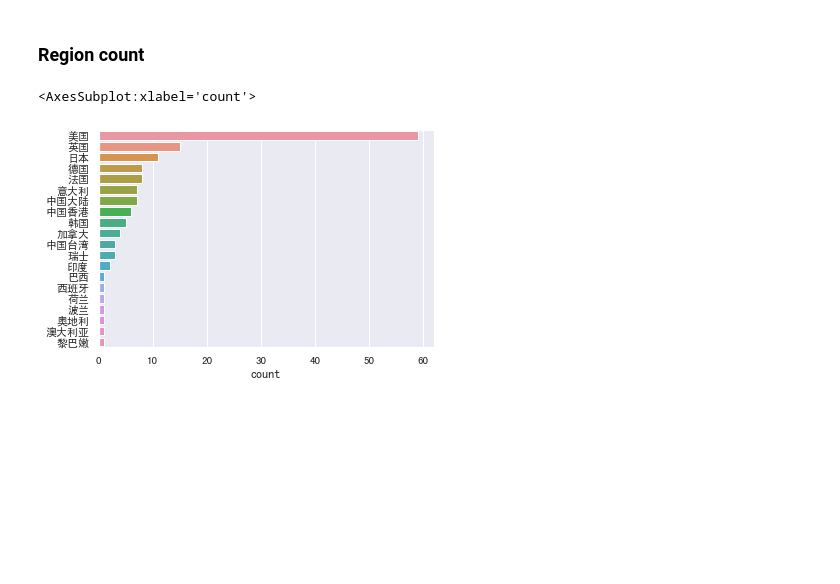
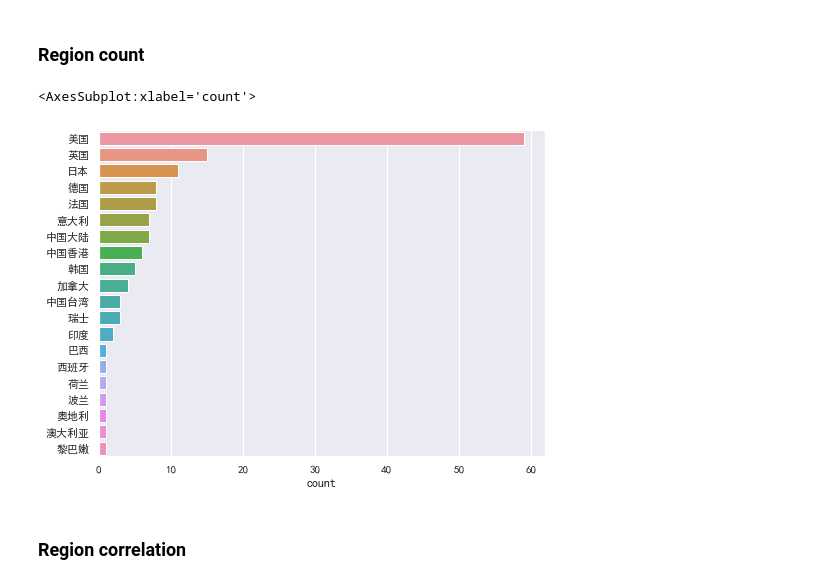
Before and after one commit to 4piu/Maoyan-Top-100, a Jupyter notebook: jupyter.ipynb, the cells around one changed output. Saved outputs shown, nothing was run; the diff lists cells and outputs as text; code cells hidden in the pictures; blank space fills up the shorter version.

```diff
--- a/jupyter.ipynb
+++ b/jupyter.ipynb
@@ -82,11 +130,13 @@ top_100
 Import the seaborn library
 # %%
 import seaborn as sns
+import matplotlib as plt
 
 # Fix zh_CN font
 # Make sure you have SimHei font installed in your system.
 # If not, install the font, clear the cache in ~/.cache/matplotlib, then restart jupyter
-sns.set(style="darkgrid", font="SimHei")
+sns.set(style="darkgrid", font="SimHei", rc = {'figure.figsize':(8,6)})
+plt.rcParams['axes.unicode_minus']=False
 # %% [markdown]
 ### User rating distribution
 # %%
@@ -126,8 +215,10 @@ sns.countplot(y=df_flat_tag, order=df_flat_tag.value_counts().index)
 # %% [markdown]
 ### Region count
 # %%
-df_flat_tag = pd.Series([x for _list in top_100['region'] for x in _list])
-sns.countplot(y=df_flat_tag, order=df_flat_tag.value_counts().index)
+df_flat_region = pd.Series([x for _list in top_100['region'] for x in _list])
+sns.countplot(y=df_flat_region, order=df_flat_region.value_counts().index)
 # %% [output]
 <AxesSubplot:xlabel='count'>
-[figure, old version]
+[figure, new version]
+# %% [markdown]
+### Region correlation
```
Also changed, not shown: parts of 16 cells of this notebook.
